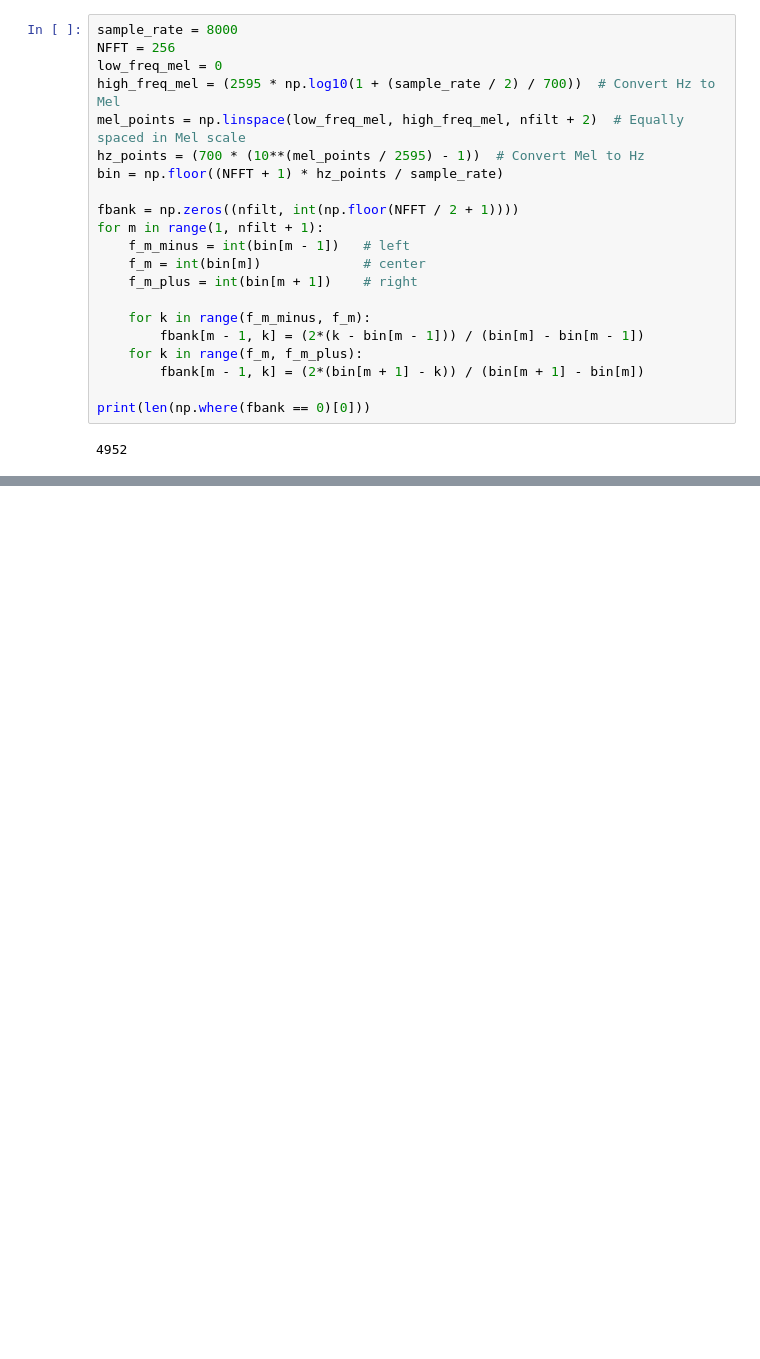
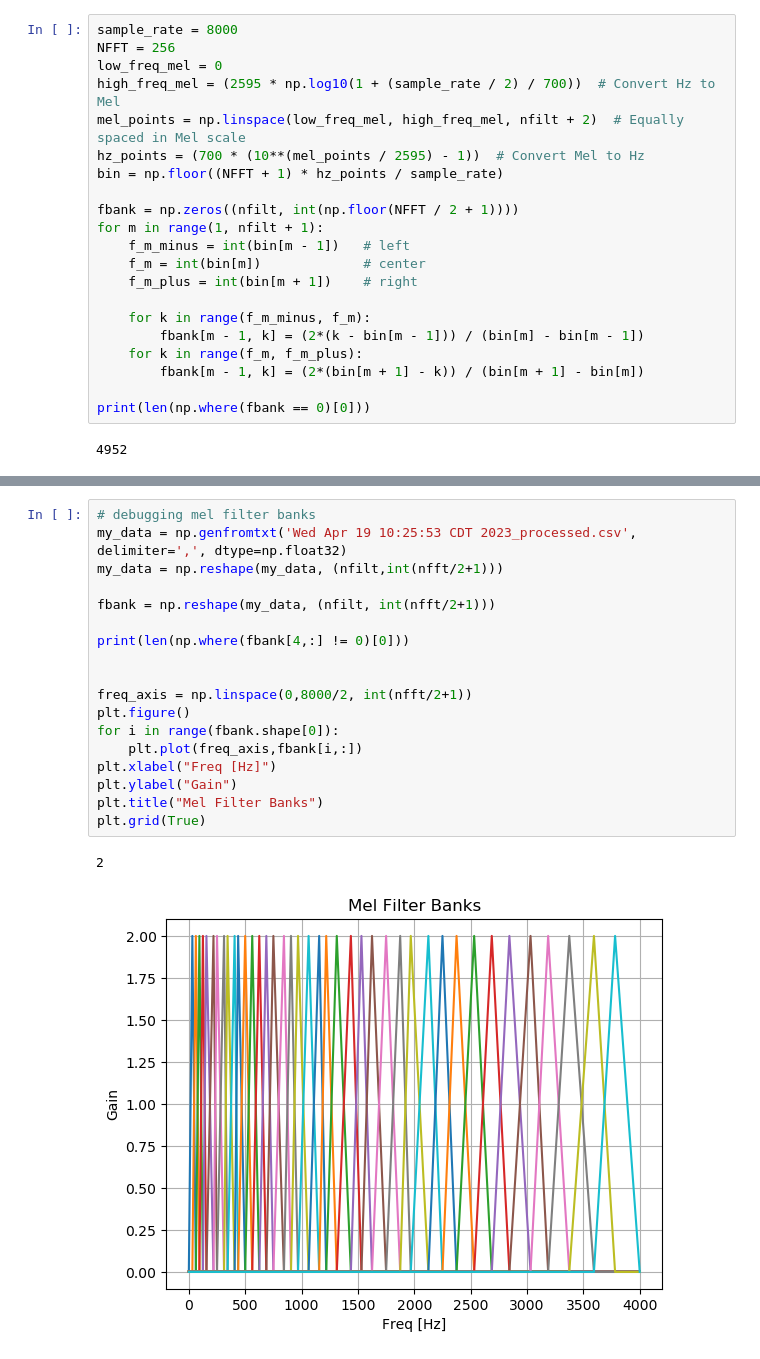
Before and after one commit to jorgejc2/MusicClassification, a Jupyter notebook: milestone1_code.ipynb, the cells around one changed output, grey strips where cells are left out. Drawn from its saved outputs; the diff is of its cells as text; blank space fills up the shorter version.

```diff
--- a/milestone1_code.ipynb
+++ b/milestone1_code.ipynb
@@ -233,0 +234,21 @@ print(len(np.where(ret == 0)[0]))
+# %%
+# debugging mel filter banks
+my_data = np.genfromtxt('Wed Apr 19 10:25:53 CDT 2023_processed.csv', delimiter=',', dtype=np.float32)
+my_data = np.reshape(my_data, (nfilt,int(nfft/2+1)))
+
+fbank = np.reshape(my_data, (nfilt, int(nfft/2+1)))
+
+print(len(np.where(fbank[4,:] != 0)[0]))
+
+
+freq_axis = np.linspace(0,8000/2, int(nfft/2+1))
+plt.figure()
+for i in range(fbank.shape[0]):
+    plt.plot(freq_axis,fbank[i,:])
+plt.xlabel("Freq [Hz]")
+plt.ylabel("Gain")
+plt.title("Mel Filter Banks")
+plt.grid(True)
+# %% [output]
+2
+[figure, added]
```
Also changed, not shown: parts of 8 cells of this notebook, 38 other files.
